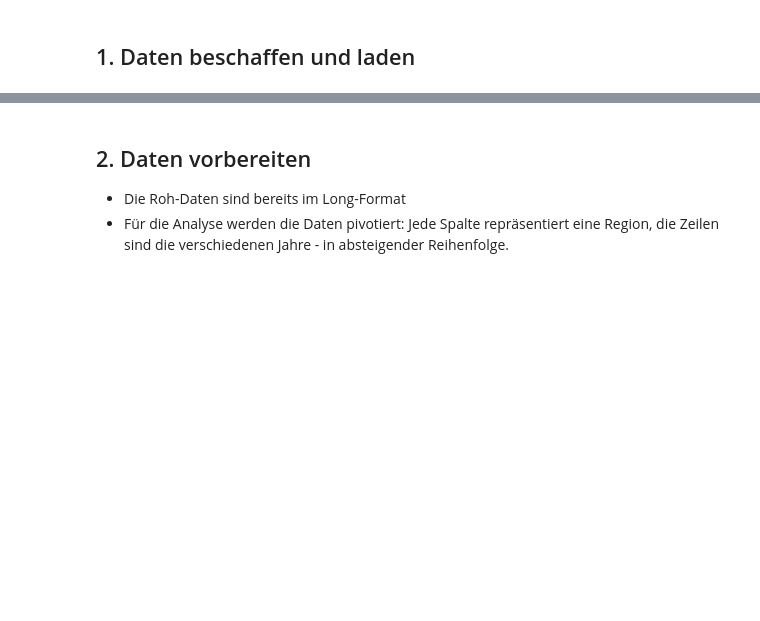
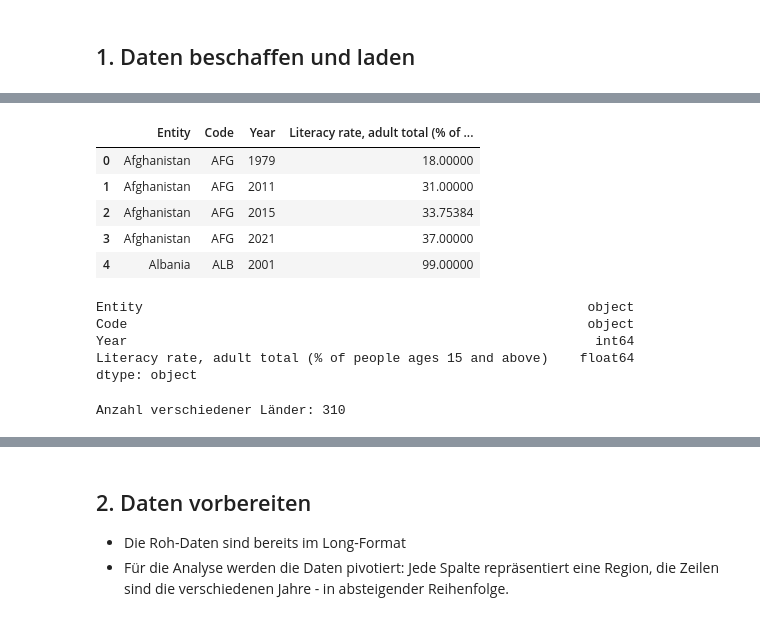
Before and after one commit to buetilia/LN-Informatik, a Jupyter notebook: LN-Informatik-main/LN-Informatik-main/Leistungsnachweis_Python_Analphabetisierung.ipynb, the cells around one changed output, grey strips where cells are left out. Drawn from its saved outputs; the diff is of its cells as text; code cells hidden in the pictures; blank space fills up the shorter version.

```diff
--- a/LN-Informatik-main/LN-Informatik-main/Leistungsnachweis_Python_Analphabetisierung.ipynb
+++ b/LN-Informatik-main/LN-Informatik-main/Leistungsnachweis_Python_Analphabetisierung.ipynb
@@ -33,0 +38,32 @@ df.head()
+# %%
+df = pd.read_csv("literacy-rate-adults.csv")
+df_gdp = pd.read_csv("literacy-rate-vs-gdp-per-capita.csv")
+df.head()
+# %% [output]
+|  | Entity | Code | Year | Literacy rate, adult total (% of ... |
+| 0 | Afghanistan | AFG | 1979 | 18.00000 |
+| 1 | Afghanistan | AFG | 2011 | 31.00000 |
+| 2 | Afghanistan | AFG | 2015 | 33.75384 |
+| 3 | Afghanistan | AFG | 2021 | 37.00000 |
+| 4 | Albania | ALB | 2001 | 99.00000 |
+# %%
+print(df.dtypes)
+# %% [output]
+Entity                                                         object
+Code                                                           object
+Year                                                            int64
+Literacy rate, adult total (% of people ages 15 and above)    float64
+dtype: object
+# %%
+import pandas as pd
+
+# Laden der Haupt-Quelldatei
+df_rohdaten = pd.read_csv("literacy-rate-vs-gdp-per-capita.csv")
+
+# Korrekte Zählung: 'Entity' ist der Name der Länder-Spalte in der Rohdatei.
+anzahl_laender = df_rohdaten["Entity"].nunique()
+
+# Ausgabe der Zählung
+print("Anzahl verschiedener Länder:", anzahl_laender)
+# %% [output]
+Anzahl verschiedener Länder: 310
```
Also changed, not shown: parts of 9 cells of this notebook, 1 other file.
